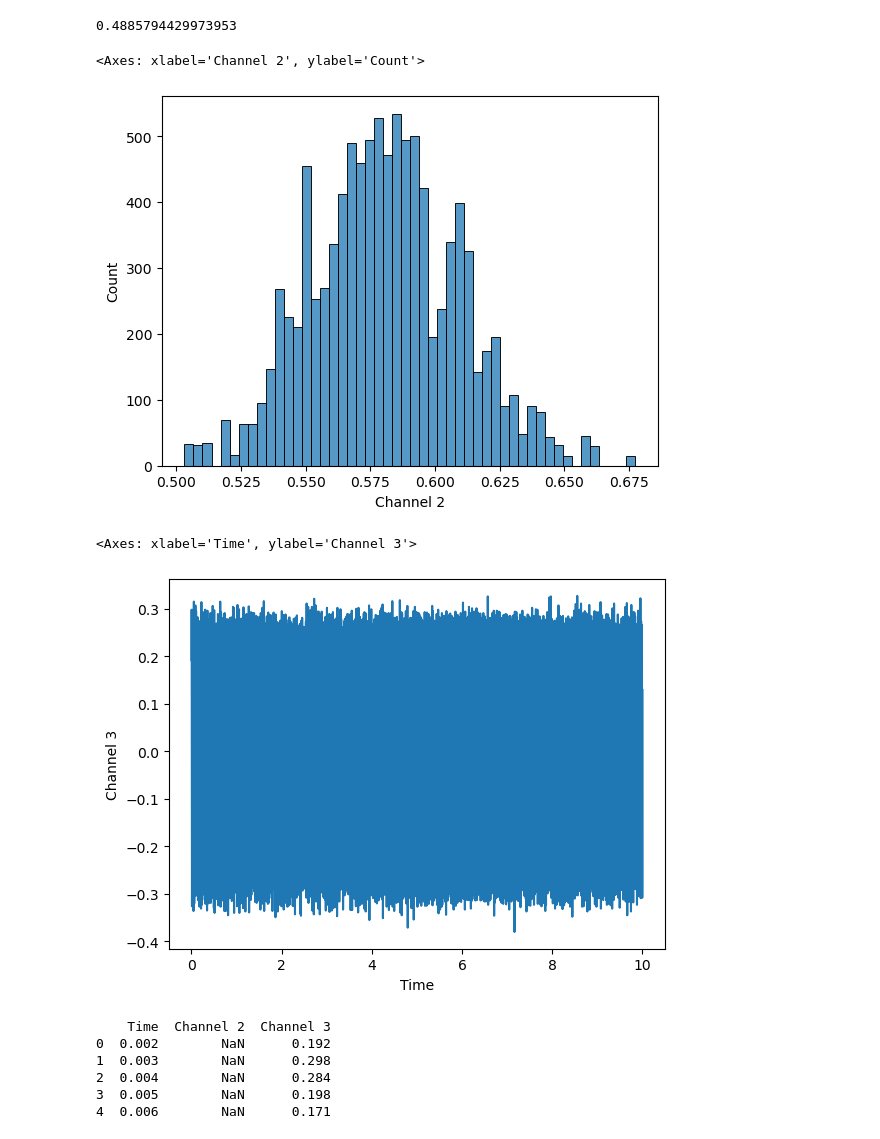
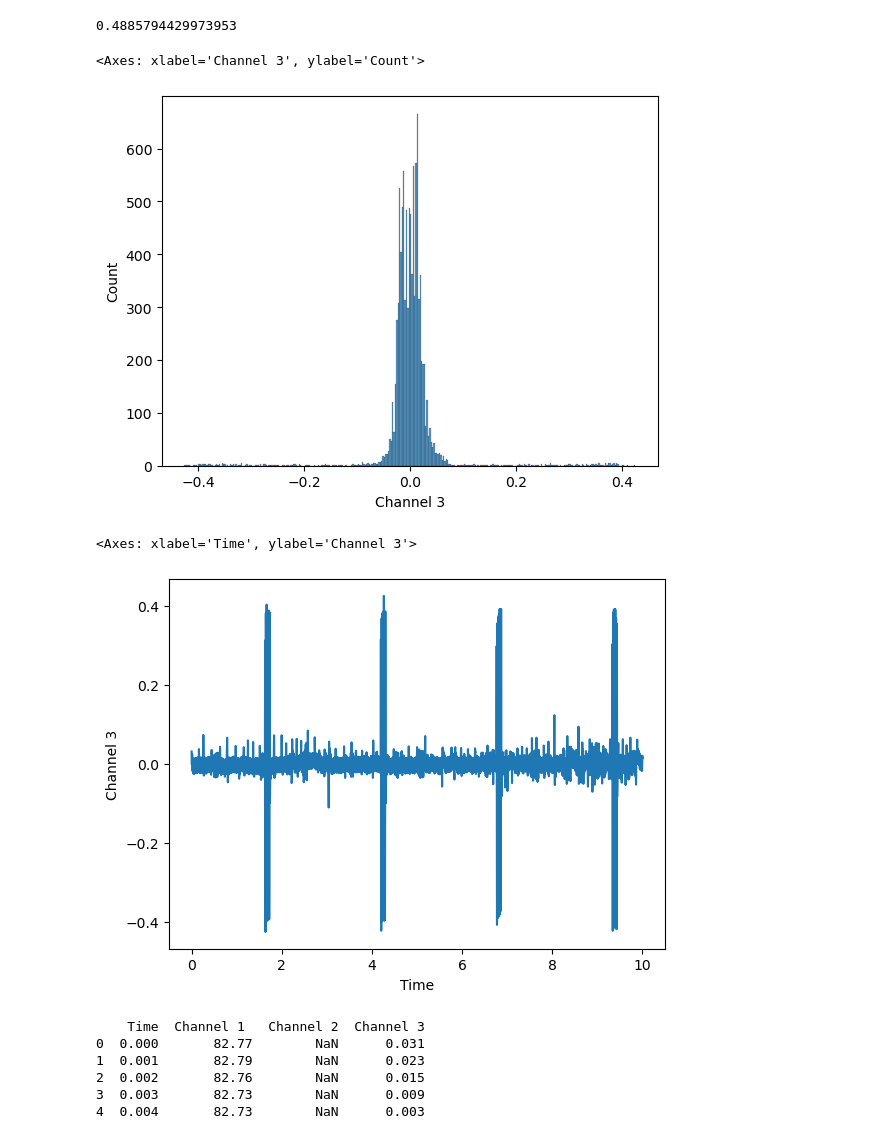
Before and after one commit to MichaelMEM1/conda_BSGP730, a Jupyter notebook: ECGRoughwork.ipynb, the cells around one changed output. Cells and saved outputs as stored; diff of their text form; code cells hidden in the pictures.

```diff
--- a/ECGRoughwork.ipynb
+++ b/ECGRoughwork.ipynb
@@ -7,7 +7,7 @@ import scipy as sc
 import os
 import neurokit2 as nk
 # %%
-df = pd.read_csv("ECGtest.csv")
+df = pd.read_csv("ECGtesta.csv")
 # %%
 cyclic_height = df["Channel 2"]
 
@@ -72,10 +72,10 @@ Count of values above the average: 4877
 # %% [output]
 0.4885794429973953
 # %%
-sns.histplot(data=df, x = "Channel 2")
+sns.histplot(data=df, x = "Channel 3")
 # %% [output]
-<Axes: xlabel='Channel 2', ylabel='Count'>
+<Axes: xlabel='Channel 3', ylabel='Count'>
-[figure, old version]
+[figure, new version]
 # %%
 # Calculating # of samples per second
 Number_of_samples_in1second = time <= 1.0
@@ -83,14 +83,14 @@ Number_of_samples_in1second = time <= 1.0
 sns.lineplot(data=df, x = "Time" , y = "Channel 3")
 # %% [output]
 <Axes: xlabel='Time', ylabel='Channel 3'>
-[figure, old version]
+[figure, new version]
 # %%
 print(df.head())
 # %% [output]
-    Time  Channel 2  Channel 3
-0  0.002        NaN      0.192
-1  0.003        NaN      0.298
-2  0.004        NaN      0.284
-3  0.005        NaN      0.198
-4  0.006        NaN      0.171
+    Time  Channel 1   Channel 2  Channel 3
+0  0.000       82.77        NaN      0.031
+1  0.001       82.79        NaN      0.023
+2  0.002       82.76        NaN      0.015
+3  0.003       82.73        NaN      0.009
+4  0.004       82.73        NaN      0.003
 # %%
```
Also changed, not shown: parts of 15 cells of this notebook, 1 other file.
